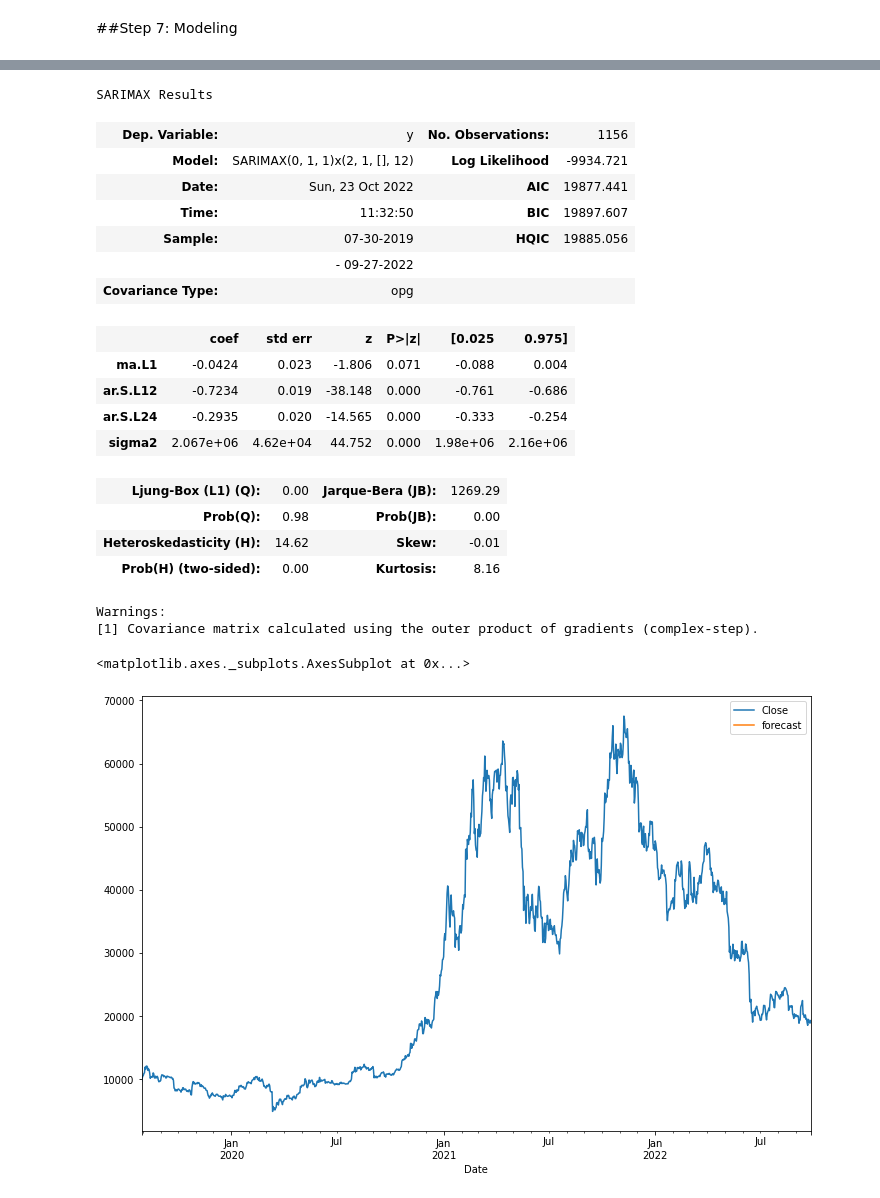
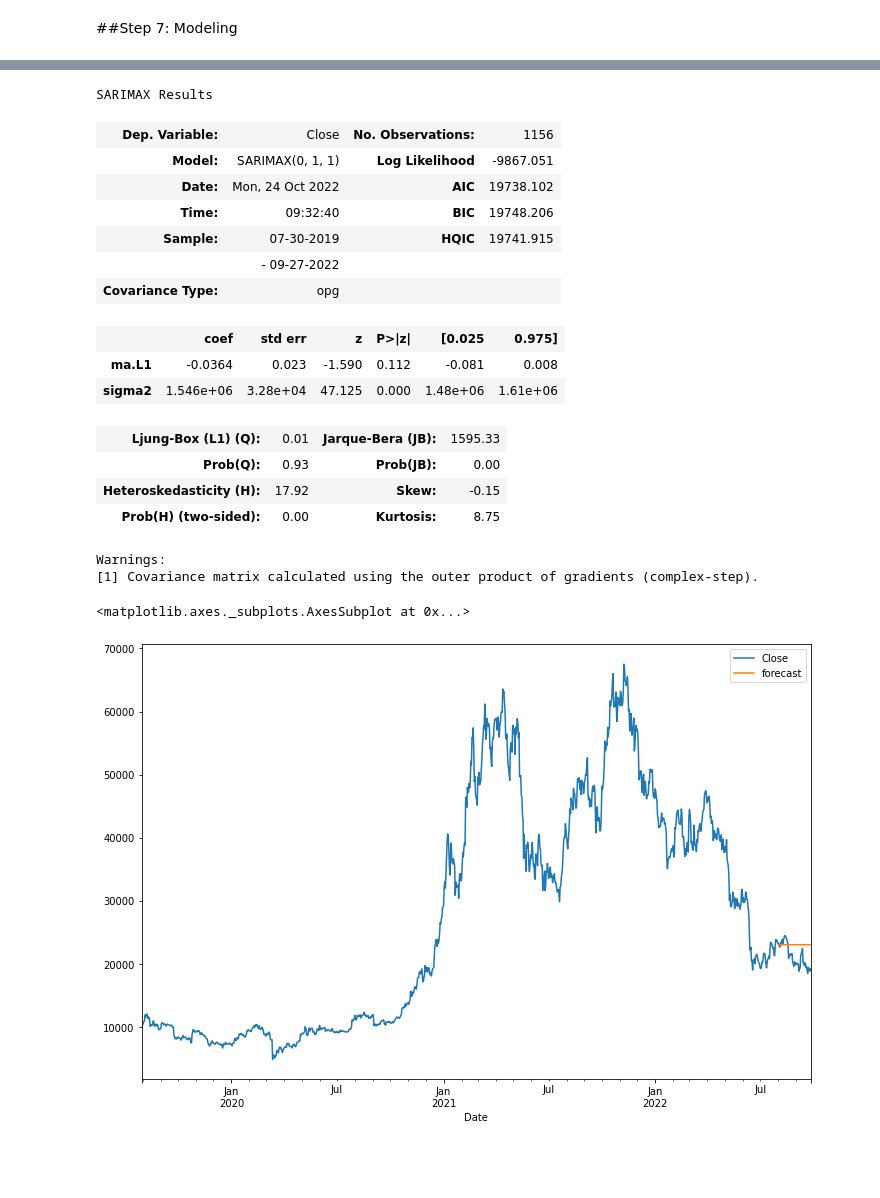
Before and after one commit to huy2212/bitcoin_price_prediction, a Jupyter notebook: data_preprocessing.ipynb, the cells around one changed output, grey strips where cells are left out. Saved outputs shown, nothing was run; the diff lists cells and outputs as text; code cells hidden in the pictures; blank space fills up the shorter version.

```diff
--- a/data_preprocessing.ipynb
+++ b/data_preprocessing.ipynb
@@ -286,33 +328,31 @@ Warnings:
 # %%
 import statsmodels.api as sa
 # %%
-# model = sa.tsa.statespace.SARIMAX(df['Close'], order=(0, 1, 0), seasonal_order=(1,1,1,12))
-# model_fit = model.fit()
+model = sa.tsa.statespace.SARIMAX(df['Close'], order=(0, 1, 1))
+model_fit = model.fit()
 # %%
-arima_model.summary()
+model_fit.summary()
 # %% [output]
 SARIMAX Results
-| Dep. Variable: | y | No. Observations: | 1156 |
-| Model: | SARIMAX(0, 1, 1)x(2, 1, [], 12) | Log Likelihood | -9934.721 |
-| Date: | Sun, 23 Oct 2022 | AIC | 19877.441 |
-| Time: | 11:32:50 | BIC | 19897.607 |
-| Sample: | 07-30-2019 | HQIC | 19885.056 |
+| Dep. Variable: | Close | No. Observations: | 1156 |
+| Model: | SARIMAX(0, 1, 1) | Log Likelihood | -9867.051 |
+| Date: | Mon, 24 Oct 2022 | AIC | 19738.102 |
+| Time: | 09:32:40 | BIC | 19748.206 |
+| Sample: | 07-30-2019 | HQIC | 19741.915 |
 |  | - 09-27-2022 |  |  |
 | Covariance Type: | opg |  |  |
 |  | coef | std err | z | P>|z| | [0.025 | 0.975] |
-| ma.L1 | -0.0424 | 0.023 | -1.806 | 0.071 | -0.088 | 0.004 |
-| ar.S.L12 | -0.7234 | 0.019 | -38.148 | 0.000 | -0.761 | -0.686 |
-| ar.S.L24 | -0.2935 | 0.020 | -14.565 | 0.000 | -0.333 | -0.254 |
-| sigma2 | 2.067e+06 | 4.62e+04 | 44.752 | 0.000 | 1.98e+06 | 2.16e+06 |
+| ma.L1 | -0.0364 | 0.023 | -1.590 | 0.112 | -0.081 | 0.008 |
+| sigma2 | 1.546e+06 | 3.28e+04 | 47.125 | 0.000 | 1.48e+06 | 1.61e+06 |
-| Ljung-Box (L1) (Q): | 0.00 | Jarque-Bera (JB): | 1269.29 |
-| Prob(Q): | 0.98 | Prob(JB): | 0.00 |
-| Heteroskedasticity (H): | 14.62 | Skew: | -0.01 |
-| Prob(H) (two-sided): | 0.00 | Kurtosis: | 8.16 |
+| Ljung-Box (L1) (Q): | 0.01 | Jarque-Bera (JB): | 1595.33 |
+| Prob(Q): | 0.93 | Prob(JB): | 0.00 |
+| Heteroskedasticity (H): | 17.92 | Skew: | -0.15 |
+| Prob(H) (two-sided): | 0.00 | Kurtosis: | 8.75 |
 Warnings:
 [1] Covariance matrix calculated using the outer product of gradients (complex-step).
 # %%
-df['forecast']=arima_model.predict(start= 1100,end=1154,dynamic=True)
+df['forecast']=model_fit.predict(start= 1100,end=1154,dynamic=True)
 df[['Close','forecast']].plot(figsize=(12,8))
 # %% [output]
 <matplotlib.axes._subplots.AxesSubplot at 0x...>
-[figure, old version]
+[figure, new version]
```
Also changed, not shown: parts of 9 cells of this notebook.
